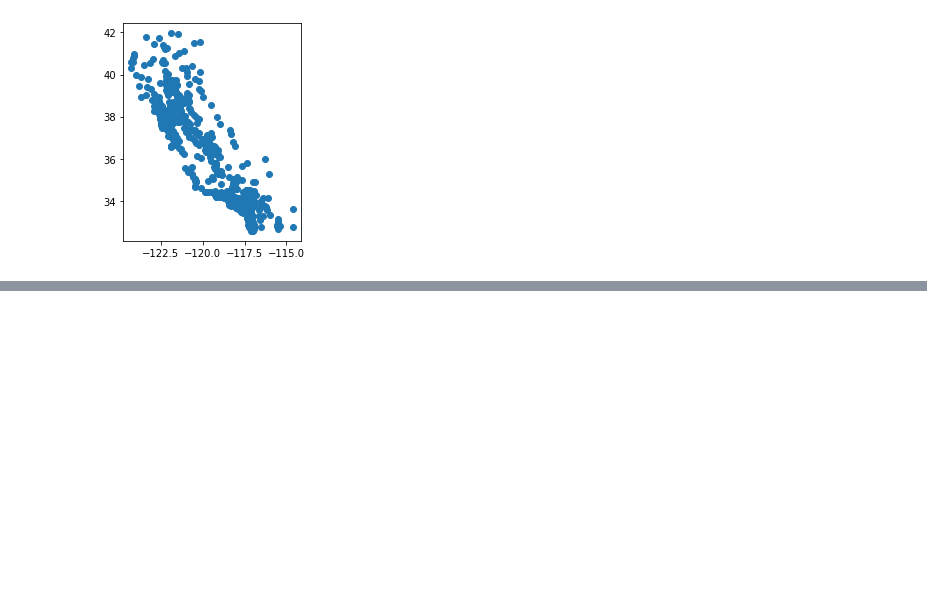
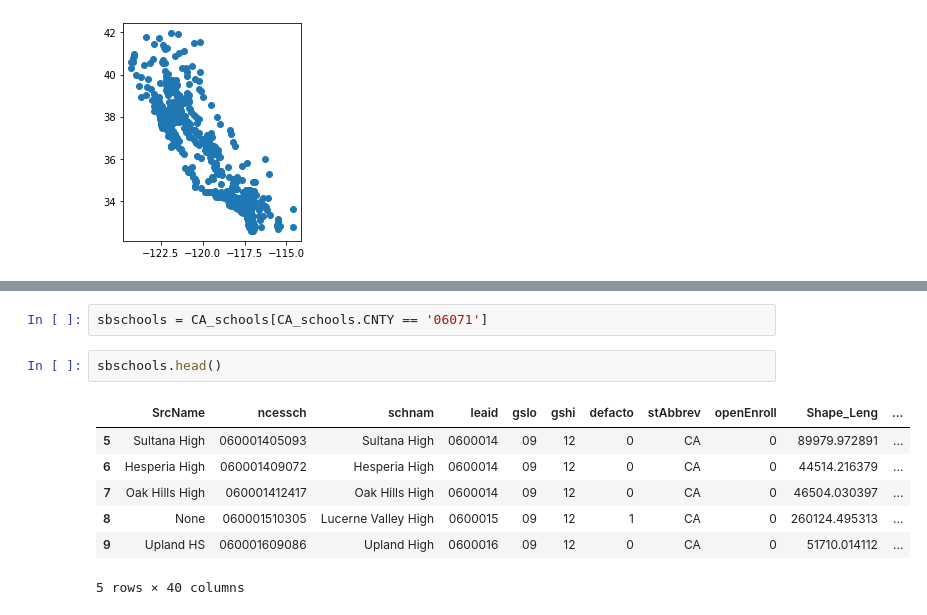
Before and after one commit to nnasr001/PBPL280S21Project1, a Jupyter notebook: Schoolsproject.ipynb, the cells around one changed output, grey strips where cells are left out. Drawn from its saved outputs; the diff is of its cells as text; blank space fills up the shorter version.

```diff
--- a/Schoolsproject.ipynb
+++ b/Schoolsproject.ipynb
@@ -128,0 +230,12 @@ CA_dataframe.plot()
+# %%
+sbschools = CA_schools[CA_schools.CNTY == '06071']
+# %%
+sbschools.head()
+# %% [output]
+|  | SrcName | ncessch | schnam | leaid | gslo | gshi | defacto | stAbbrev | openEnroll | Shape_Leng | ... |
+| 5 | Sultana High | 060001405093 | Sultana High | 0600014 | 09 | 12 | 0 | CA | 0 | 89979.972891 | ... |
+| 6 | Hesperia High | 060001409072 | Hesperia High | 0600014 | 09 | 12 | 0 | CA | 0 | 44514.216379 | ... |
+| 7 | Oak Hills High | 060001412417 | Oak Hills High | 0600014 | 09 | 12 | 0 | CA | 0 | 46504.030397 | ... |
+| 8 | None | 060001510305 | Lucerne Valley High | 0600015 | 09 | 12 | 1 | CA | 0 | 260124.495313 | ... |
+| 9 | Upland HS | 060001609086 | Upland High | 0600016 | 09 | 12 | 0 | CA | 0 | 51710.014112 | ... |
+5 rows × 40 columns
```
Also changed, not shown: parts of 11 cells of this notebook.
